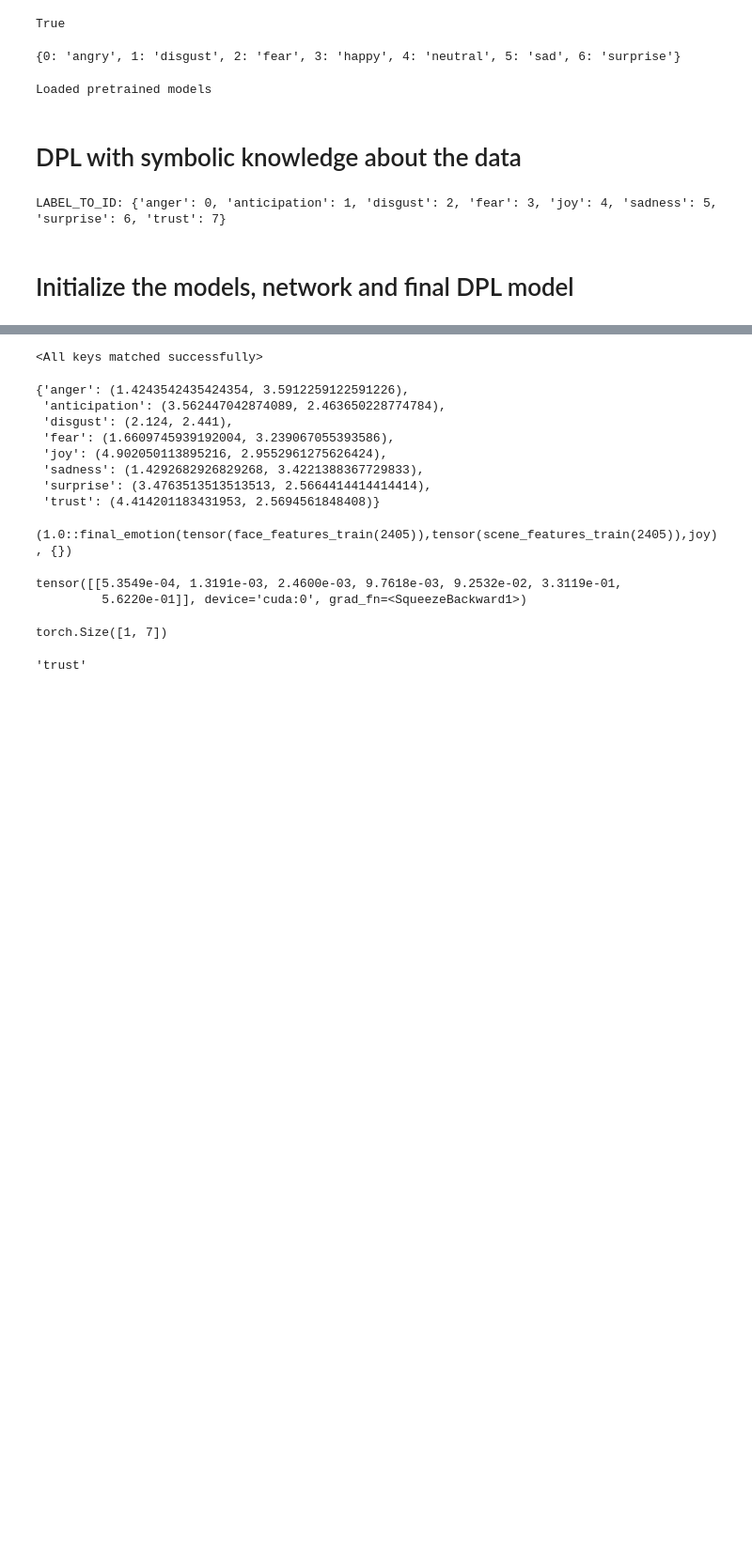
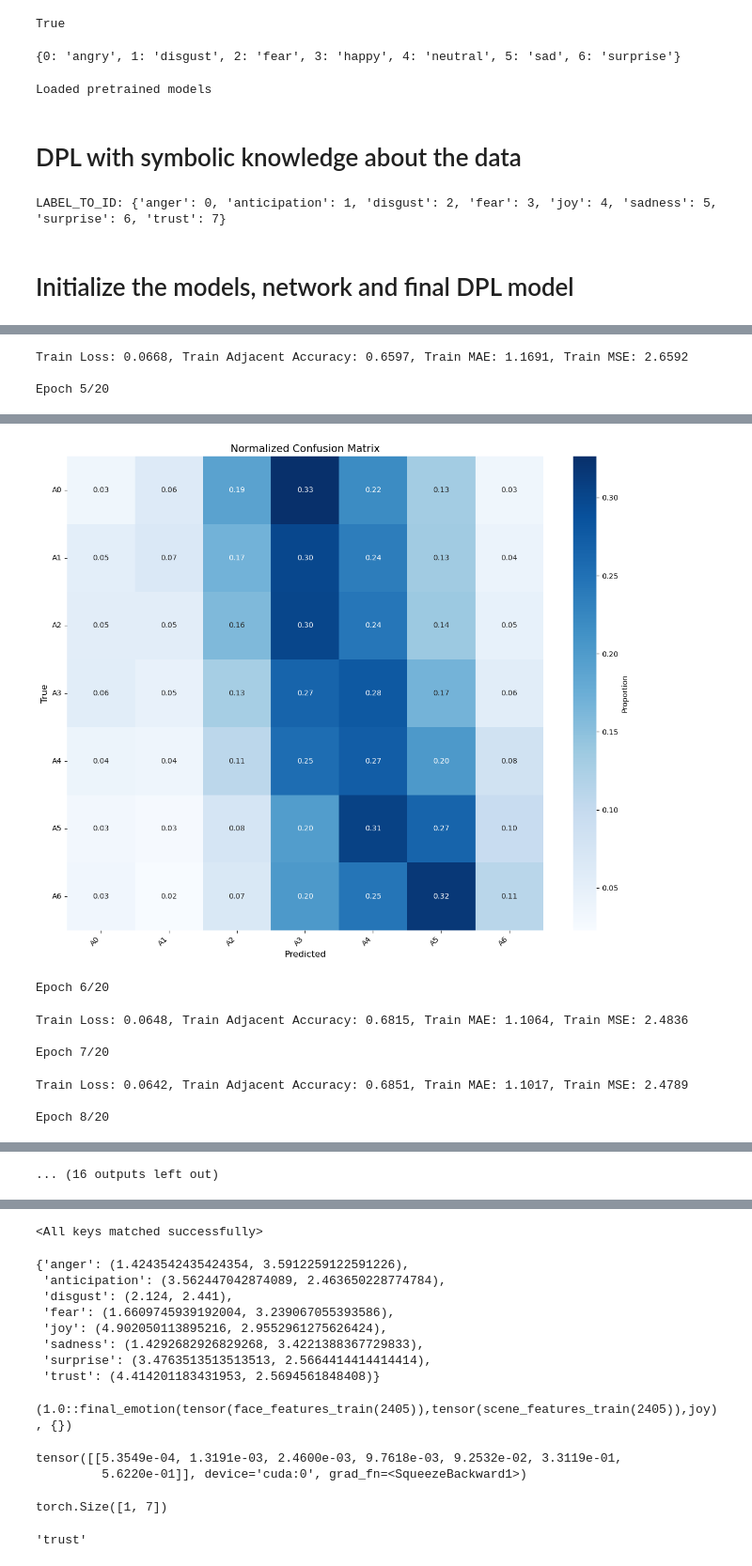
Before and after one commit to jarnedemoenvub/nsai_social_cognition, a Jupyter notebook: code/notebooks/nsai6.ipynb, the cells around one changed output, grey strips where cells are left out. Shown at 94% size. Drawn from its saved outputs; the diff is of its cells as text; code cells hidden in the pictures; blank space fills up the shorter version.

Commit message:
Implementing training with weighted CORN loss

```diff
--- a/code/notebooks/nsai6.ipynb
+++ b/code/notebooks/nsai6.ipynb
@@ -958,0 +1004,68 @@ face_aro_network.optimizer = optimizer
+# %%
+face_aro_model_raw = MLP(
+    768,        # input size
+    256, 64,   # hidden layers
+    len(AROUSAL_BINS) - 1,       # output size (arousal bins)
+    activation=nn.ReLU,
+    softmax=False,
+    batch=True
+)
+face_aro_model = DeviceAwareModule(face_aro_model_raw).to(DEVICE)
+# %%
+EPOCHS = 20
+
+optimizer = torch.optim.AdamW(
+    face_aro_model.parameters(),
+    lr=1e-4,
+    weight_decay=1e-4
+)
+
+# Calculate weights
+train_labels = [df.loc[train_indices[i], 'arousal_bin'] for i in range(len(train_indices))]
+class_counts = np.bincount(train_labels)
+class_weights_np = (1.0 / (class_counts + 1e-9))**1.5
+class_weights_np = class_weights_np / class_weights_np.sum()
+class_weights = torch.tensor(class_weights_np, device=DEVICE)
+
+face_aro_train_dataset = FaceAroDataset(train_indices)
+face_aro_test_dataset = FaceAroDataset(test_indices)
+
+# Oversampling
+sample_weights = [class_weights_np[label] for label in train_labels]
+sampler = WeightedRandomSampler(sample_weights, len(sample_weights), replacement=True)
+
+face_aro_train_loader = DataLoader(
+    face_aro_train_dataset,
+    batch_size=batch_size,
+    sampler=sampler
+)
+
+face_aro_test_loader = DataLoader(face_aro_test_dataset, batch_size=batch_size, shuffle=False)
+
+for epoch in range(EPOCHS):
+    print(f"\nEpoch {epoch + 1}/{EPOCHS}")
+
+    # Train
+    train_loss, train_acc_adj, train_mae, train_mse = train_epoch(
+        face_aro_model,
+        face_aro_train_loader,
+        optimizer,
+        NUM_CLASSES=len(AROUSAL_BINS),
+        class_weights=class_weights
+    )
+    print(f"Train Loss: {train_loss:.4f}, Train Adjacent Accuracy: {train_acc_adj:.4f}, Train MAE: {train_mae:.4f}, Train MSE: {train_mse:.4f}")
+
+    if (epoch + 1) % 5 == 0:
+        # Evaluate
+        results = evaluate_with_metrics(
+            face_aro_model,
+            face_aro_test_loader,
+            arousal_bin_labels,
+            NUM_CLASSES=len(AROUSAL_BINS)
+            )
+        print_detailed_metrics(results, arousal_bin_labels)
+        # Plot confusion matrix
+        plot_confusion_matrix(results['confusion_matrix'], arousal_bin_labels, normalize=True)
+
+torch.save(face_aro_model.state_dict(), os.path.join(model_dir, "face_aro_model.pth"))
+# %% [output]
@@ -958,0 +1082,3 @@ face_aro_network.optimizer = optimizer
+Train Loss: 0.0668, Train Adjacent Accuracy: 0.6597, Train MAE: 1.1691, Train MSE: 2.6592
+
+Epoch 5/20
@@ -958,0 +1103,8 @@ face_aro_network.optimizer = optimizer
+[figure, added]
+Epoch 6/20
+Train Loss: 0.0648, Train Adjacent Accuracy: 0.6815, Train MAE: 1.1064, Train MSE: 2.4836
+
+Epoch 7/20
+Train Loss: 0.0642, Train Adjacent Accuracy: 0.6851, Train MAE: 1.1017, Train MSE: 2.4789
+
+Epoch 8/20
@@ -959 +1114,2 @@ face_aro_network.optimizer = optimizer
+... (16 outputs left out)
 # %%
```
Also changed, not shown: parts of 27 cells of this notebook, 2 other files.
